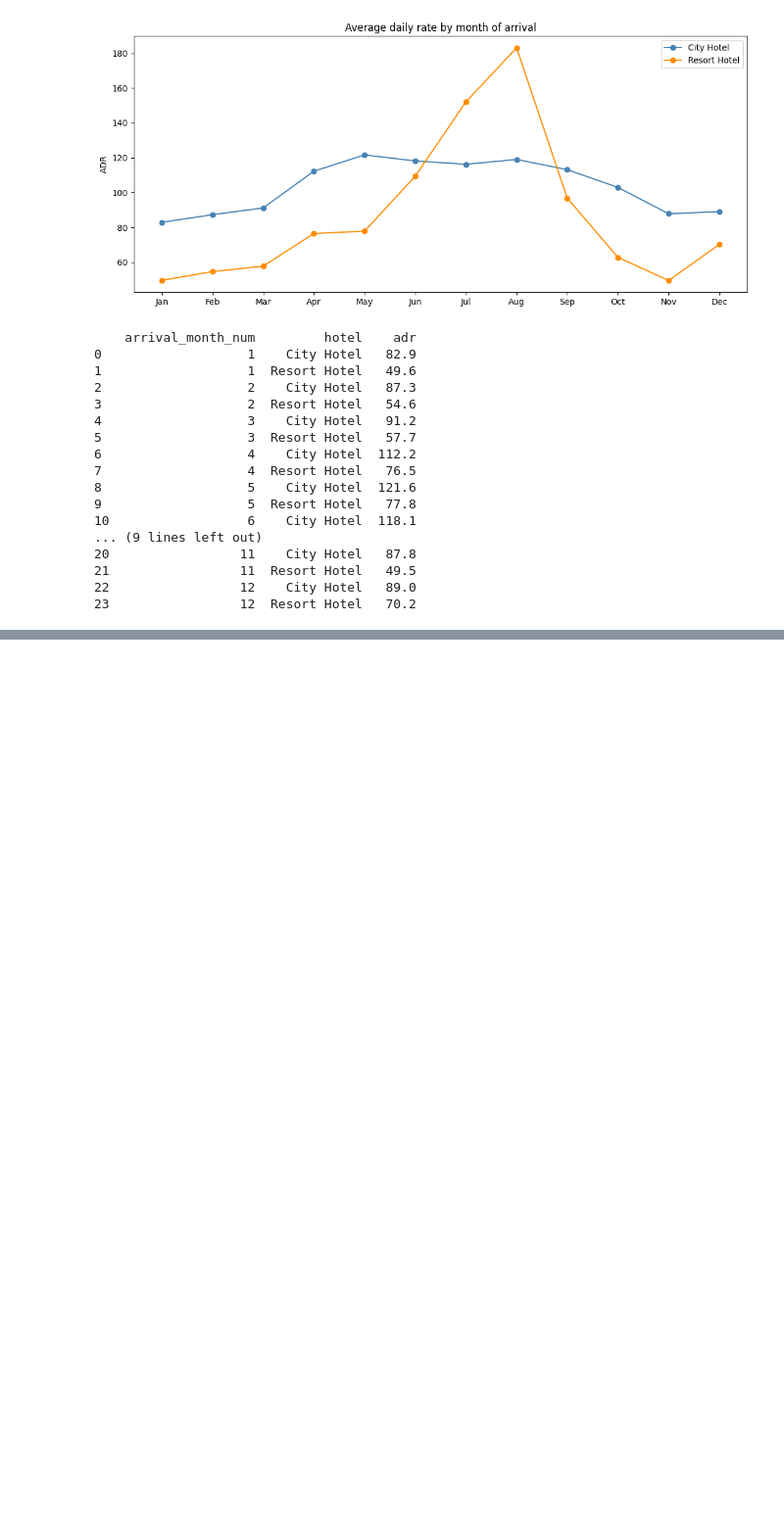
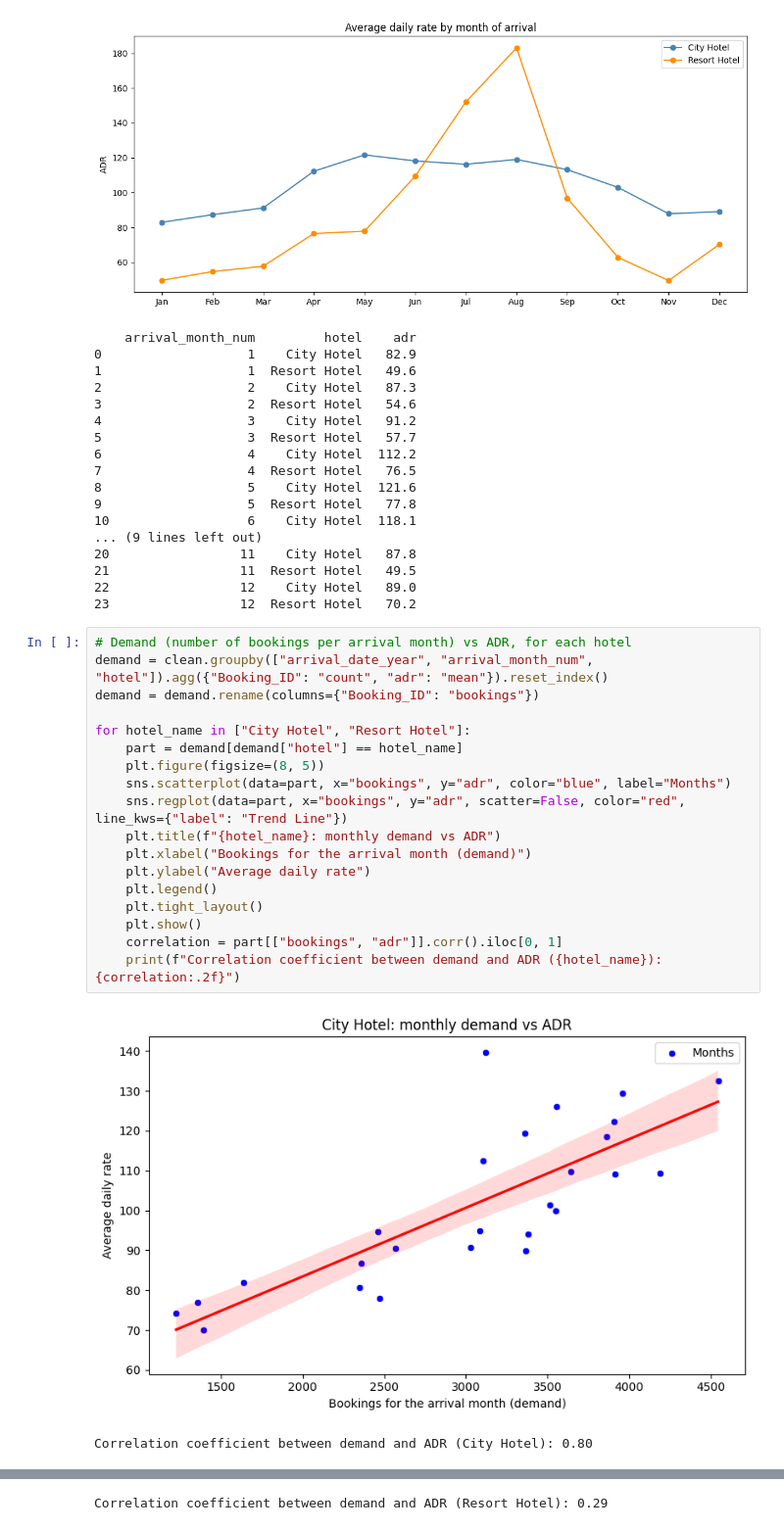
Before and after one commit to atticusptp-cloud/CAPSTONE, a Jupyter notebook: capstone_analysis.ipynb, the cells around one changed output, grey strips where cells are left out. Shown at 98% size. Cells and saved outputs as stored; diff of their text form; blank space fills up the shorter version.

```diff
--- a/capstone_analysis.ipynb
+++ b/capstone_analysis.ipynb
@@ -746,3 +746,24 @@ print(adr_month)
 21                 11  Resort Hotel   49.5
 22                 12    City Hotel   89.0
 23                 12  Resort Hotel   70.2
+# %%
+# Demand (number of bookings per arrival month) vs ADR, for each hotel
+demand = clean.groupby(["arrival_date_year", "arrival_month_num", "hotel"]).agg({"Booking_ID": "count", "adr": "mean"}).reset_index()
+demand = demand.rename(columns={"Booking_ID": "bookings"})
+
+for hotel_name in ["City Hotel", "Resort Hotel"]:
+    part = demand[demand["hotel"] == hotel_name]
+    plt.figure(figsize=(8, 5))
+    sns.scatterplot(data=part, x="bookings", y="adr", color="blue", label="Months")
+    sns.regplot(data=part, x="bookings", y="adr", scatter=False, color="red", line_kws={"label": "Trend Line"})
+    plt.title(f"{hotel_name}: monthly demand vs ADR")
+    plt.xlabel("Bookings for the arrival month (demand)")
+    plt.ylabel("Average daily rate")
+    plt.legend()
+    plt.tight_layout()
+    plt.show()
+    correlation = part[["bookings", "adr"]].corr().iloc[0, 1]
+    print(f"Correlation coefficient between demand and ADR ({hotel_name}): {correlation:.2f}")
+# %% [output]
+[figure, added]
+Correlation coefficient between demand and ADR (City Hotel): 0.80
@@ -748,0 +771 @@ print(adr_month)
+Correlation coefficient between demand and ADR (Resort Hotel): 0.29
```
Also changed, not shown: parts of 4 cells of this notebook.
